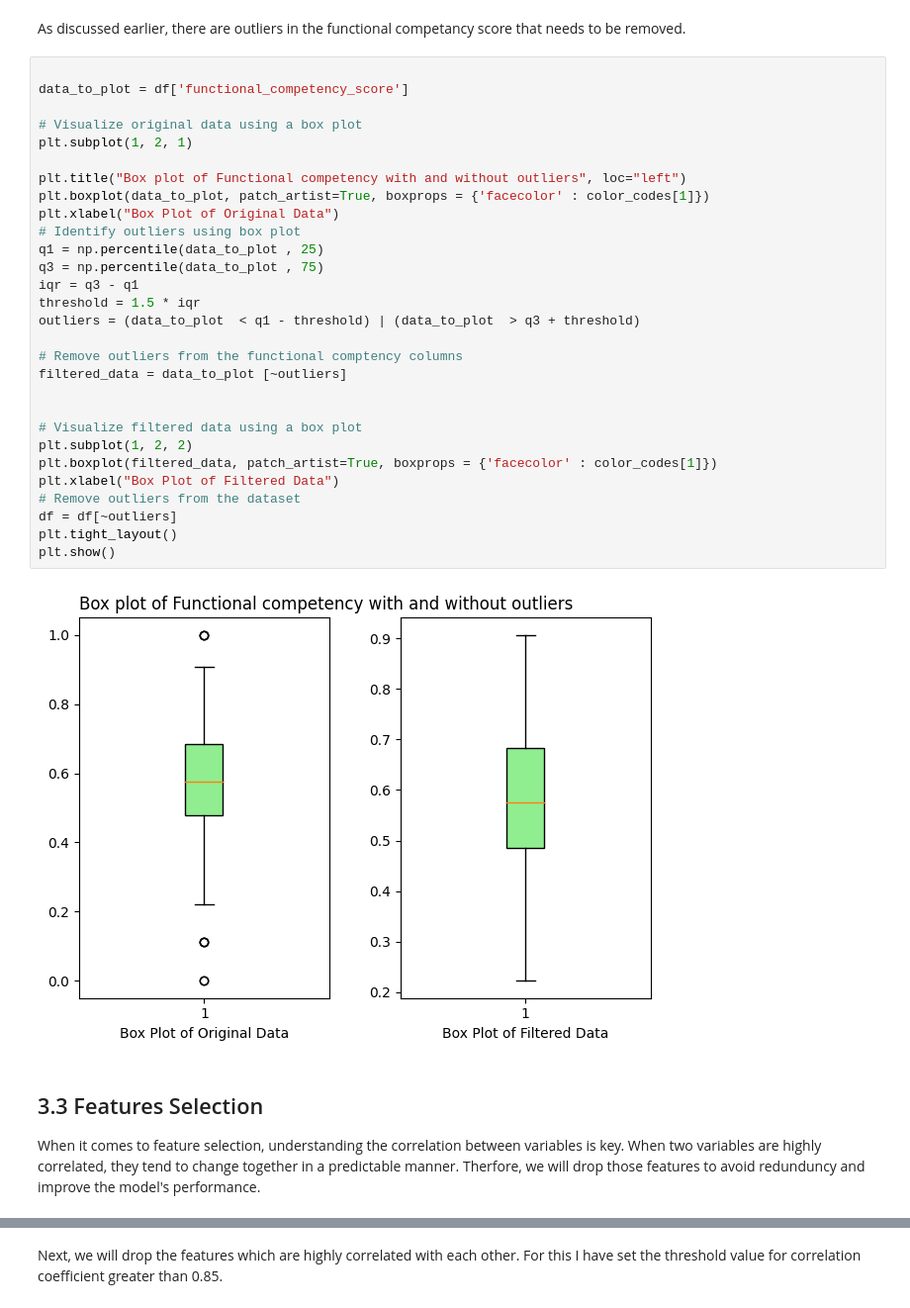
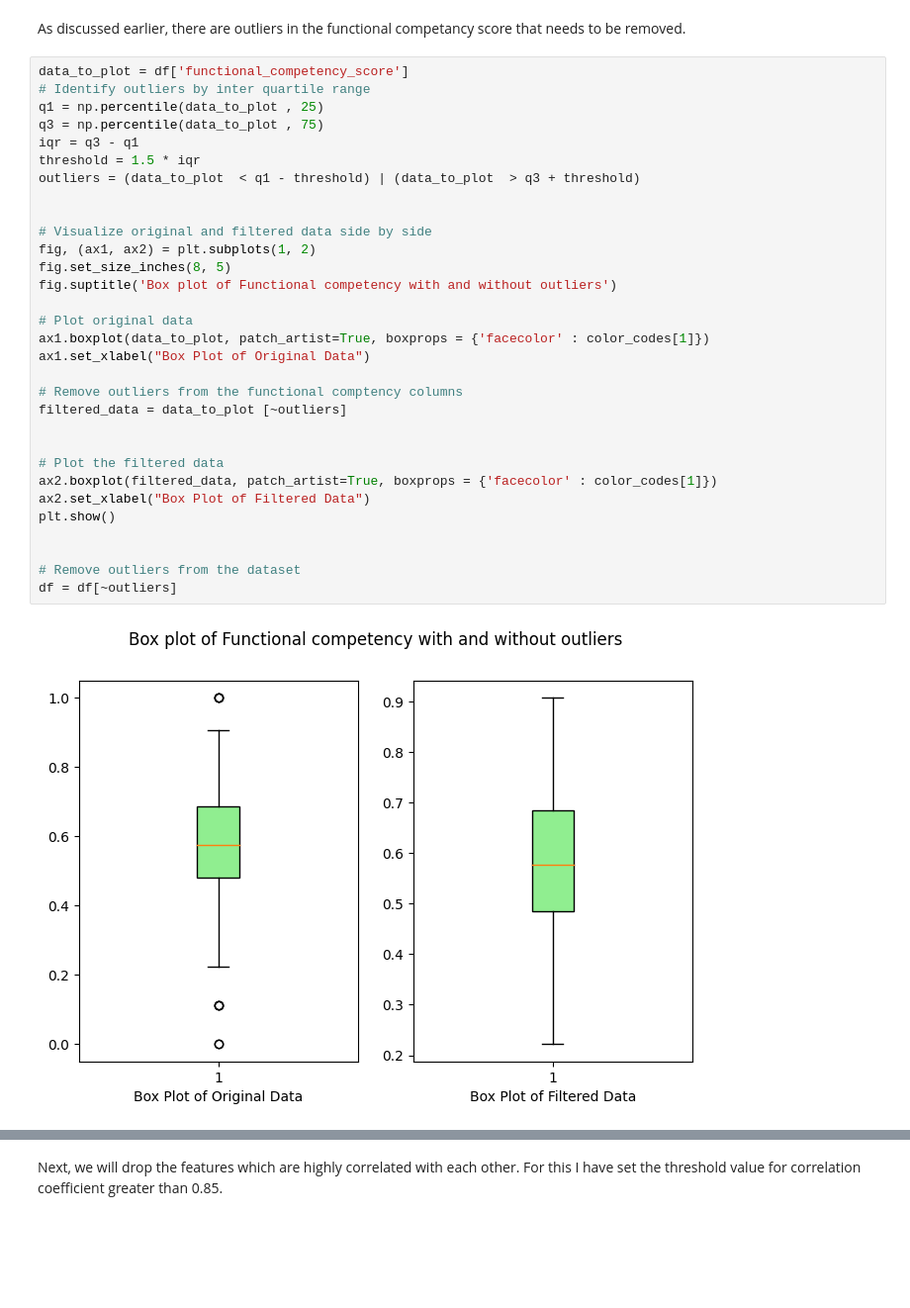
Before and after one commit to EngAdnan65311/Candidates-Selection-Model, a Jupyter notebook: nbs/scratch_candidate_selection_model_script.ipynb, the cells around one changed output, grey strips where cells are left out. Shown at 99% size. Drawn from its saved outputs; the diff is of its cells as text; blank space fills up the shorter version.

```diff
--- a/nbs/scratch_candidate_selection_model_script.ipynb
+++ b/nbs/scratch_candidate_selection_model_script.ipynb
@@ -172,37 +184,35 @@ It is clear that all the data types are correctly assigned and there is no need
 # %% [markdown]
 As discussed earlier, there are outliers in the functional competancy score that needs to be removed.
 # %%
-
 data_to_plot = df['functional_competency_score']
-
-# Visualize original data using a box plot
-plt.subplot(1, 2, 1)
-
-plt.title("Box plot of Functional competency with and without outliers", loc="left")
-plt.boxplot(data_to_plot, patch_artist=True, boxprops = {'facecolor' : color_codes[1]})
-plt.xlabel("Box Plot of Original Data")
-# Identify outliers using box plot
+# Identify outliers by inter quartile range
 q1 = np.percentile(data_to_plot , 25)
 q3 = np.percentile(data_to_plot , 75)
 iqr = q3 - q1
 threshold = 1.5 * iqr
 outliers = (data_to_plot  < q1 - threshold) | (data_to_plot  > q3 + threshold)
 
+
+# Visualize original and filtered data side by side
+fig, (ax1, ax2) = plt.subplots(1, 2)
+fig.set_size_inches(8, 5)
+fig.suptitle('Box plot of Functional competency with and without outliers')
+
+# Plot original data
+ax1.boxplot(data_to_plot, patch_artist=True, boxprops = {'facecolor' : color_codes[1]})
+ax1.set_xlabel("Box Plot of Original Data")
+
 # Remove outliers from the functional comptency columns
 filtered_data = data_to_plot [~outliers]
 
 
-# Visualize filtered data using a box plot
-plt.subplot(1, 2, 2)
-plt.boxplot(filtered_data, patch_artist=True, boxprops = {'facecolor' : color_codes[1]})
-plt.xlabel("Box Plot of Filtered Data")
+# Plot the filtered data
+ax2.boxplot(filtered_data, patch_artist=True, boxprops = {'facecolor' : color_codes[1]})
+ax2.set_xlabel("Box Plot of Filtered Data")
+plt.show()
+
+
 # Remove outliers from the dataset
 df = df[~outliers]
-plt.tight_layout()
-plt.show()
 # %% [output]
-[figure, old version]
+[figure, new version]
-# %% [markdown]
-## 3.3 Features Selection
-
-When it comes to feature selection, understanding the correlation between variables is key. When two variables are highly correlated, they tend to change together in a predictable manner. Therfore, we will drop those features  to avoid redunduncy and improve the model's performance.
```
Also changed, not shown: parts of 31 cells of this notebook, 1 other file.
